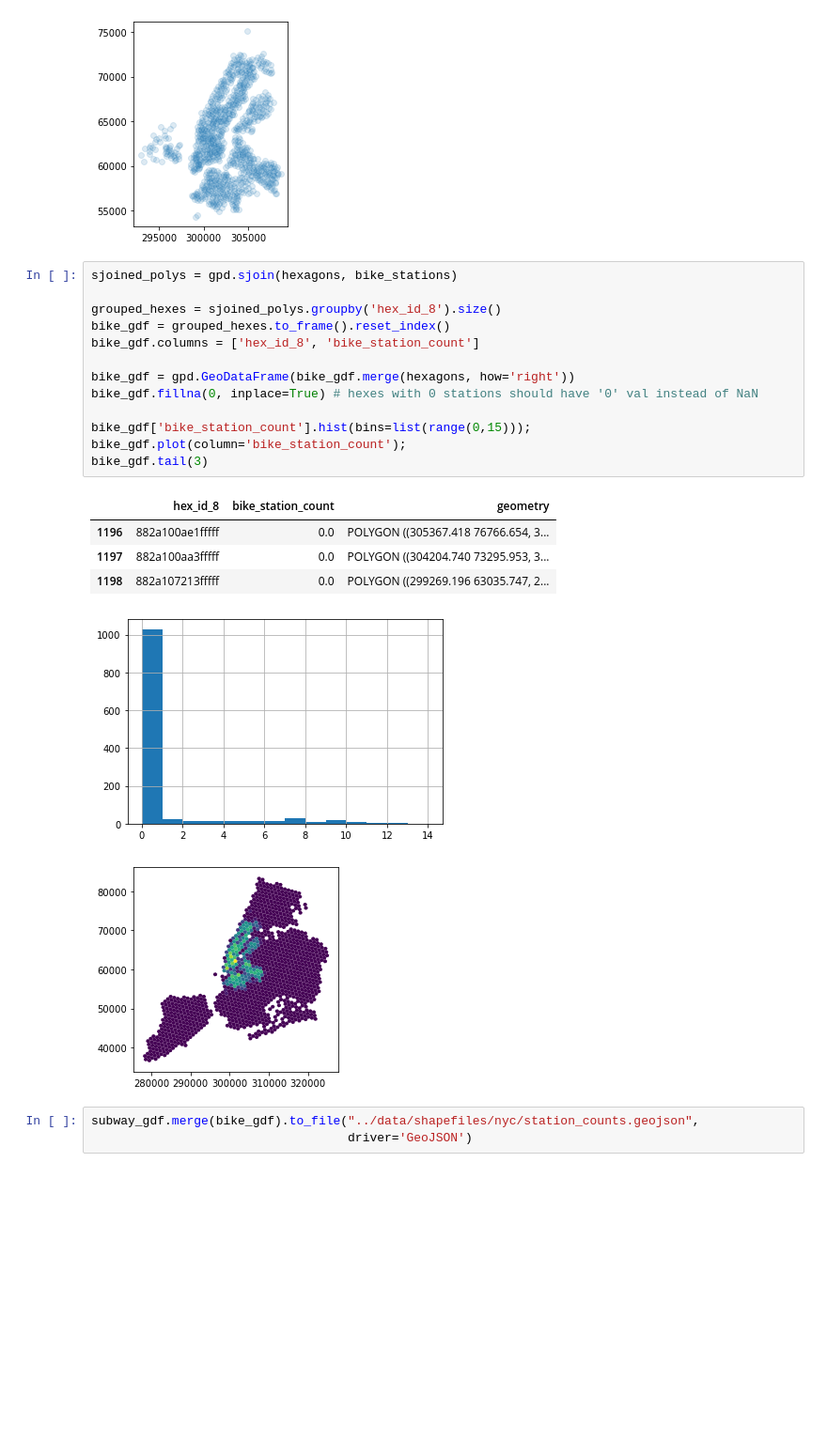
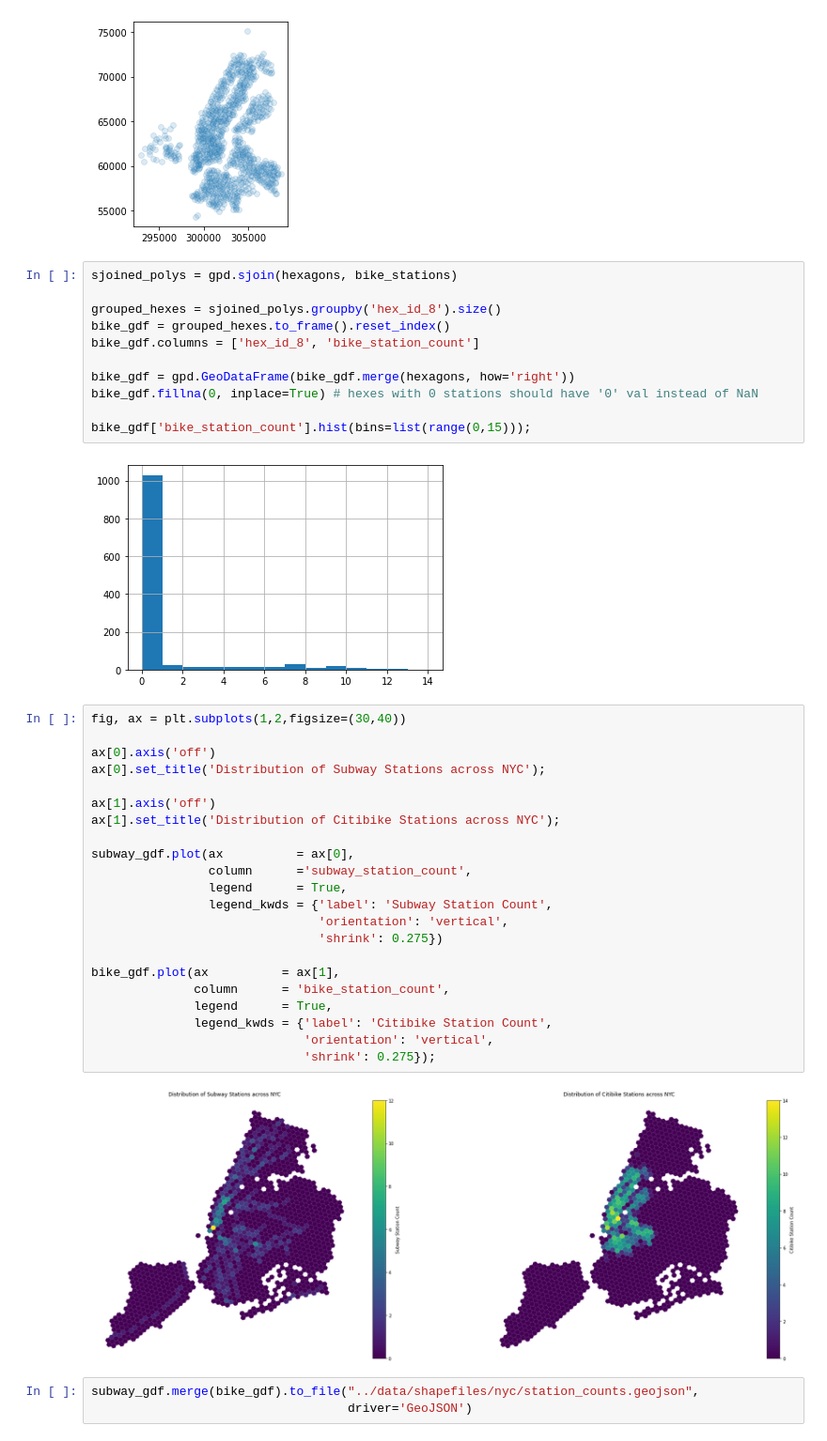
Before and after one commit to nlicalzi/mapping_nighttime_mobility, a Jupyter notebook: notebooks/station_aggregation.ipynb, the cells around one changed output. Shown: that part at 94% size. Cells and saved outputs as stored; diff of their text form; blank space fills up the shorter version.

Commit message:
amended visualization for paper

```diff
--- a/notebooks/station_aggregation.ipynb
+++ b/notebooks/station_aggregation.ipynb
@@ -60,15 +60,32 @@ bike_gdf = gpd.GeoDataFrame(bike_gdf.merge(hexagons, how='right'))
 bike_gdf.fillna(0, inplace=True) # hexes with 0 stations should have '0' val instead of NaN
 
 bike_gdf['bike_station_count'].hist(bins=list(range(0,15)));
-bike_gdf.plot(column='bike_station_count');
-bike_gdf.tail(3)
 # %% [output]
-|  | hex_id_8 | bike_station_count | geometry |
-| 1196 | 882a100ae1fffff | 0.0 | POLYGON ((305367.418 76766.654, 3... |
-| 1197 | 882a100aa3fffff | 0.0 | POLYGON ((304204.740 73295.953, 3... |
-| 1198 | 882a107213fffff | 0.0 | POLYGON ((299269.196 63035.747, 2... |
 [figure]
-[figure, removed]
+# %%
+fig, ax = plt.subplots(1,2,figsize=(30,40))
+
+ax[0].axis('off')
+ax[0].set_title('Distribution of Subway Stations across NYC');
+
+ax[1].axis('off')
+ax[1].set_title('Distribution of Citibike Stations across NYC');
+
+subway_gdf.plot(ax          = ax[0],
+                column      ='subway_station_count',
+                legend      = True,
+                legend_kwds = {'label': 'Subway Station Count',
+                               'orientation': 'vertical',
+                               'shrink': 0.275})
+
+bike_gdf.plot(ax          = ax[1],
+              column      = 'bike_station_count',
+              legend      = True,
+              legend_kwds = {'label': 'Citibike Station Count',
+                             'orientation': 'vertical',
+                             'shrink': 0.275});
+# %% [output]
+[figure, added]
 # %%
 subway_gdf.merge(bike_gdf).to_file("../data/shapefiles/nyc/station_counts.geojson",
                                    driver='GeoJSON')
```
